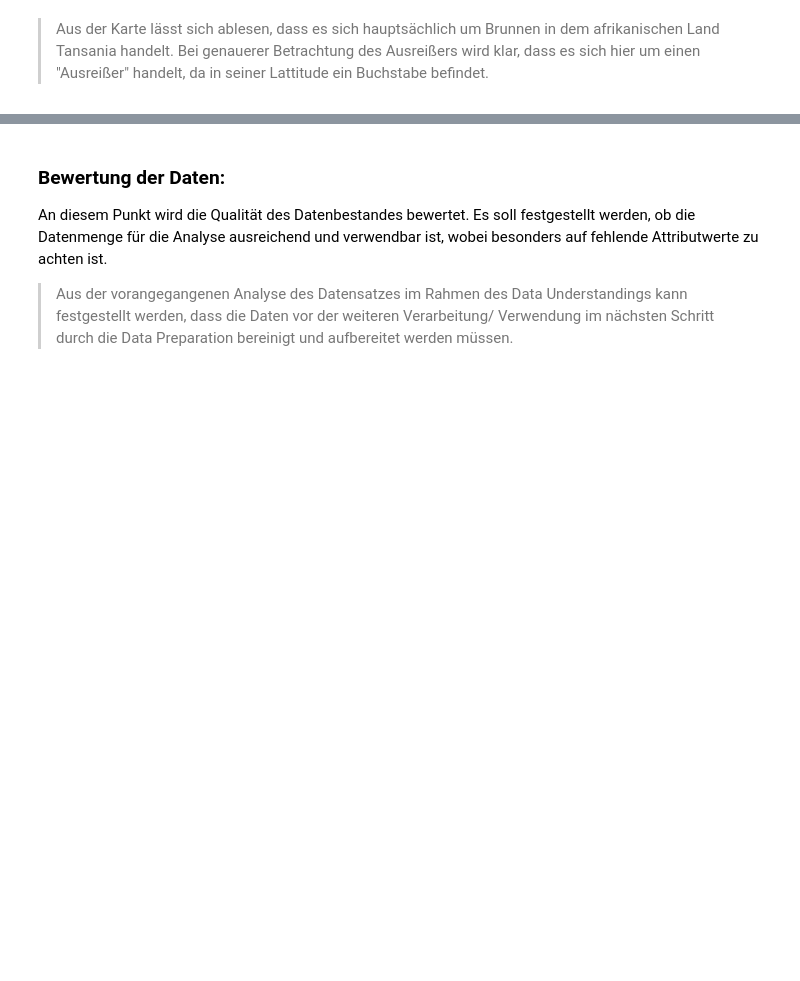
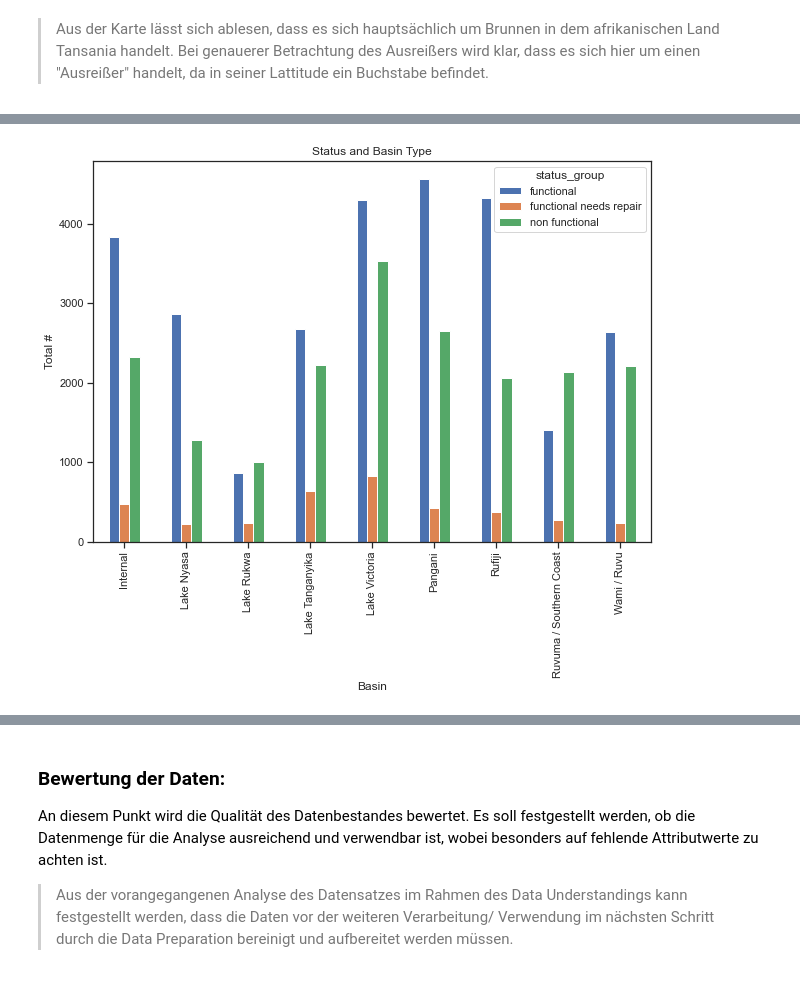
Before and after one commit to finitearth/DataExploration, a Jupyter notebook: presentation.ipynb, the cells around one changed output, grey strips where cells are left out. Cells and saved outputs as stored; diff of their text form; code cells hidden in the pictures; blank space fills up the shorter version.

Commit message:
adding some other plots + tables, beginning deploy

```diff
--- a/presentation.ipynb
+++ b/presentation.ipynb
@@ -577,0 +614,8 @@ fig.show()
+# %%
+# Create a new column to explore what variables in columns have more
+# functional or more broken and non functional pumps.
+
+replace_values = {'functional':2, 'functional needs repair':1,
+                   'non functional':0}
+
+train_data['status_values']  = train_data.status_group.replace(replace_values)
@@ -577,0 +659,7 @@ fig.show()
+# %%
+# Examine the functionality of pumps in different basins.
+train_data.groupby('basin')['status_group'].value_counts().unstack(level=1).plot.bar(figsize=(10,7)).set(ylabel='Total #',
+       xlabel='Basin',
+       title='Status and Basin Type');
+# %% [output]
+[figure, added]
```
Also changed, not shown: parts of 12 cells of this notebook, 1 other file.
